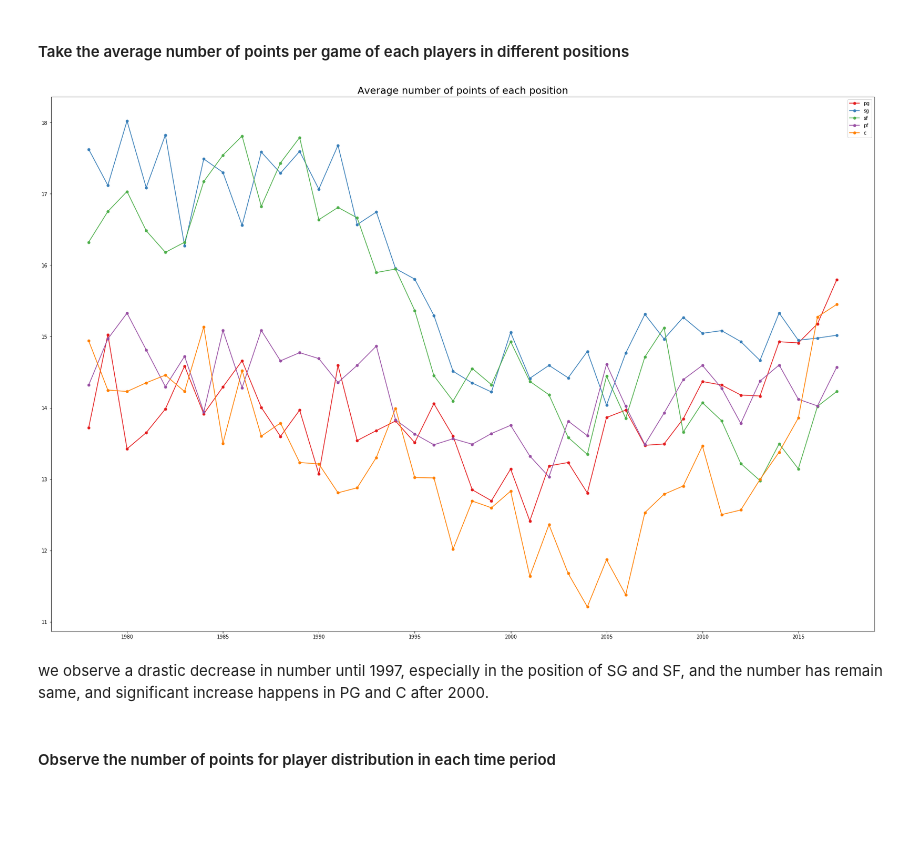
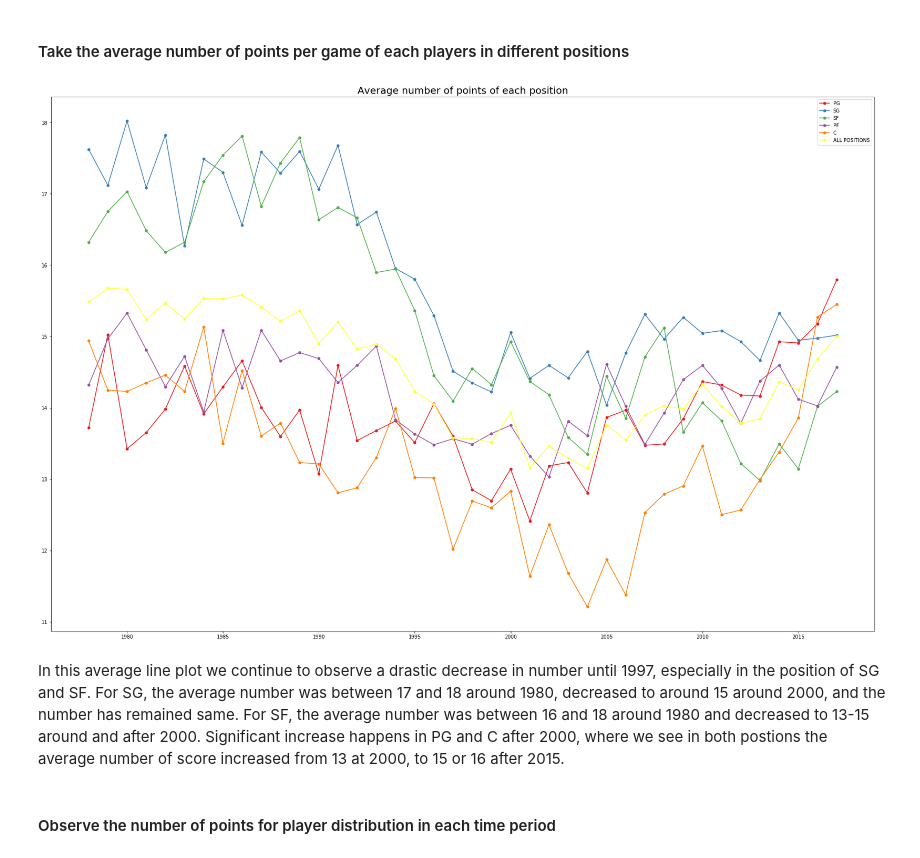
Before and after one commit to yidingweng/SpringBoard, a Jupyter notebook: Capstone 1/Capstone 1_DataStorytelling.ipynb, the cells around one changed output. Drawn from its saved outputs; the diff is of its cells as text; code cells hidden in the pictures; blank space fills up the shorter version.

```diff
--- a/Capstone 1/Capstone 1_DataStorytelling.ipynb
+++ b/Capstone 1/Capstone 1_DataStorytelling.ipynb
@@ -57,0 +81,10 @@ which usually also implies height of players in ascanding order.
+# %%
+def averageLinePlot(plotTitle,plotCategory):
+    plt.figure(figsize=(30,20))
+    plt.title(plotTitle,fontsize=20)
+    for i in range(6):
+        bench_by_size = positions[i].groupby('Year')
+        means = bench_by_size.mean()
+        plt.plot(means[plotCategory],label=positionStrings[i], linestyle='-', marker='o', markersize=5)
+    plt.legend(loc='upper right')
+    plt.show()
@@ -82,31 +118,10 @@ Number of points decreases in SG and SF, in other positions stays around the sam
 # %% [markdown]
 ####  Take the average number of points per game of each players in different positions
-# %%
-plt.figure(figsize=(30,20))
-plt.title('Average number of points of each position',fontsize=20)
-bench_by_size = pg.groupby('Year')
-means = bench_by_size.mean()
-plt.plot(means['PTS'],label='pg', linestyle='-', marker='o', markersize=5)
-bench_by_size = sg.groupby('Year')
-means = bench_by_size.mean()
-plt.plot(means['PTS'],label='sg', linestyle='-', marker='o', markersize=5)
-plt.legend(loc='upper right')
-bench_by_size = sf.groupby('Year')
-means = bench_by_size.mean()
-plt.plot(means['PTS'],label='sf', linestyle='-', marker='o', markersize=5)
-plt.legend(loc='upper right')
-bench_by_size = pf.groupby('Year')
-means = bench_by_size.mean()
-plt.plot(means['PTS'],label='pf', linestyle='-', marker='o', markersize=5)
-plt.legend(loc='upper right')
-bench_by_size = c.groupby('Year')
-means = bench_by_size.mean()
-plt.plot(means['PTS'],label='c', linestyle='-', marker='o', markersize=5)
-plt.legend(loc='upper right')
-plt.show()
-# %% [output]
-[figure, removed]
+# %%
+averageLinePlot('Average number of points of each position','PTS')
+# %% [output]
+[figure, added]
 # %% [markdown]
-we observe a drastic decrease in number until 1997, especially in the position of SG and SF, and the number has remain same, and significant increase happens in PG and C after 2000.
+In this average line plot we continue to observe a drastic decrease in number until 1997, especially in the position of SG and SF. For SG, the average number was between 17 and 18 around 1980, decreased to around 15 around 2000, and the number has remained same. For SF, the average number was between 16 and 18 around 1980 and decreased to 13-15 around and after 2000. Significant increase happens in PG and C after 2000, where we see in both postions the average number of score increased from 13 at 2000, to 15 or 16 after 2015.
 # %% [markdown]
 #### Observe the number of points for player distribution in each time period
```
Also changed, not shown: parts of 79 cells of this notebook.
